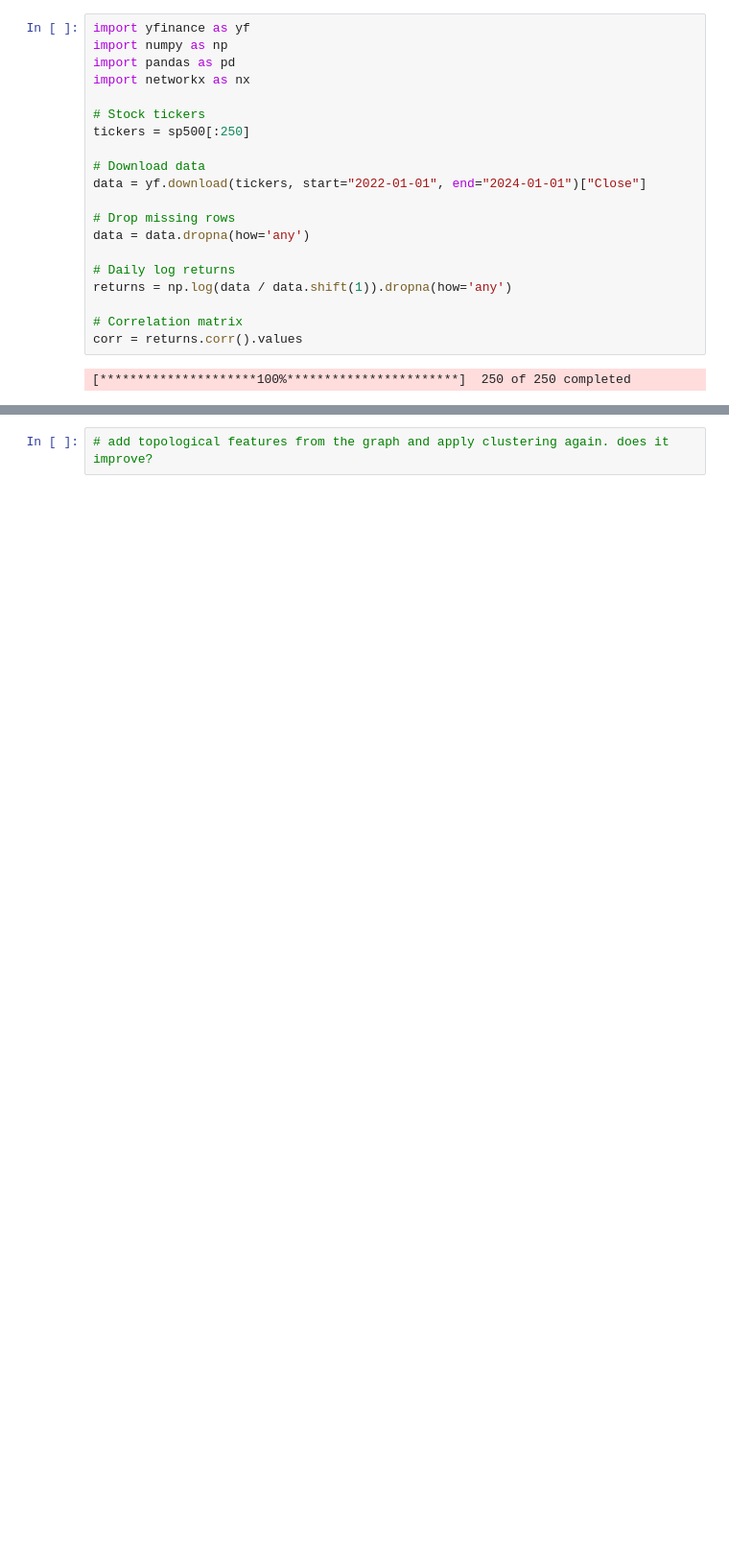
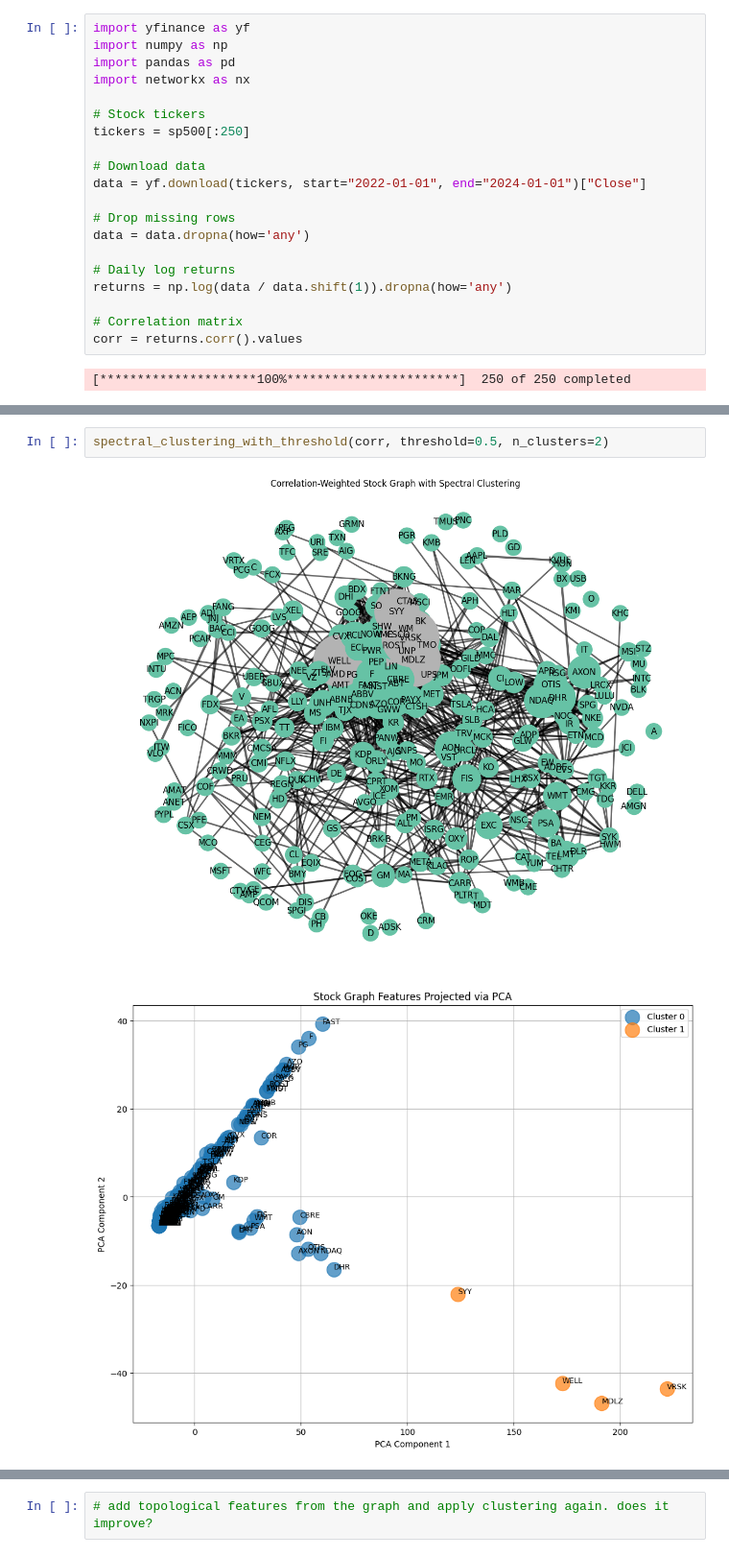
Before and after one commit to casslee1351/Finance-Projects, a Jupyter notebook: Graph-based Methods on Stock Returns.ipynb, the cells around one changed output, grey strips where cells are left out. Shown at 96% size. Drawn from its saved outputs; the diff is of its cells as text; blank space fills up the shorter version.

```diff
--- a/Graph-based Methods on Stock Returns.ipynb
+++ b/Graph-based Methods on Stock Returns.ipynb
@@ -204,0 +172,5 @@ plt.show()
+# %%
+spectral_clustering_with_threshold(corr, threshold=0.5, n_clusters=2)
+# %% [output]
+[figure, added]
+[figure, added]
```
Also changed, not shown: parts of 11 cells of this notebook.
